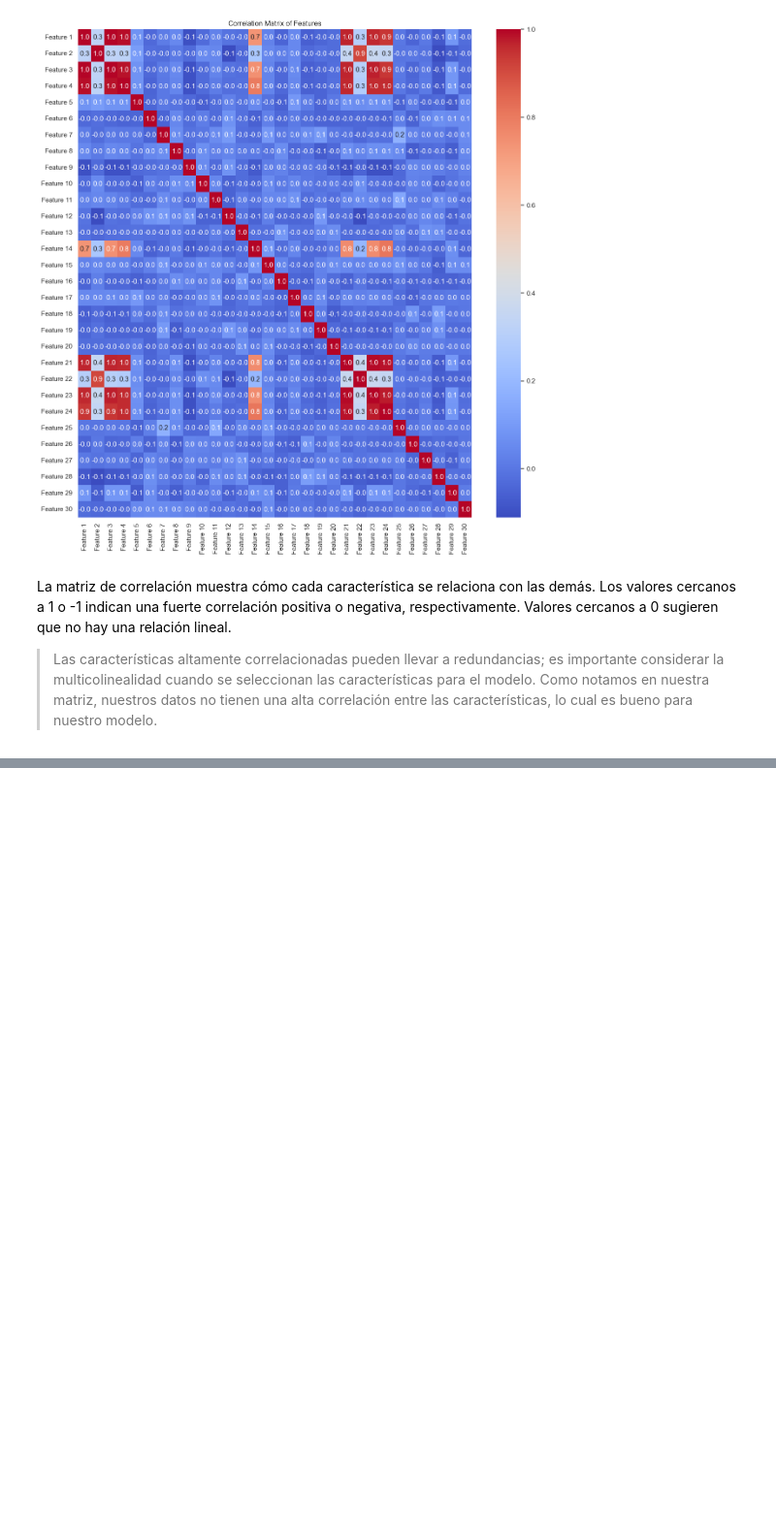
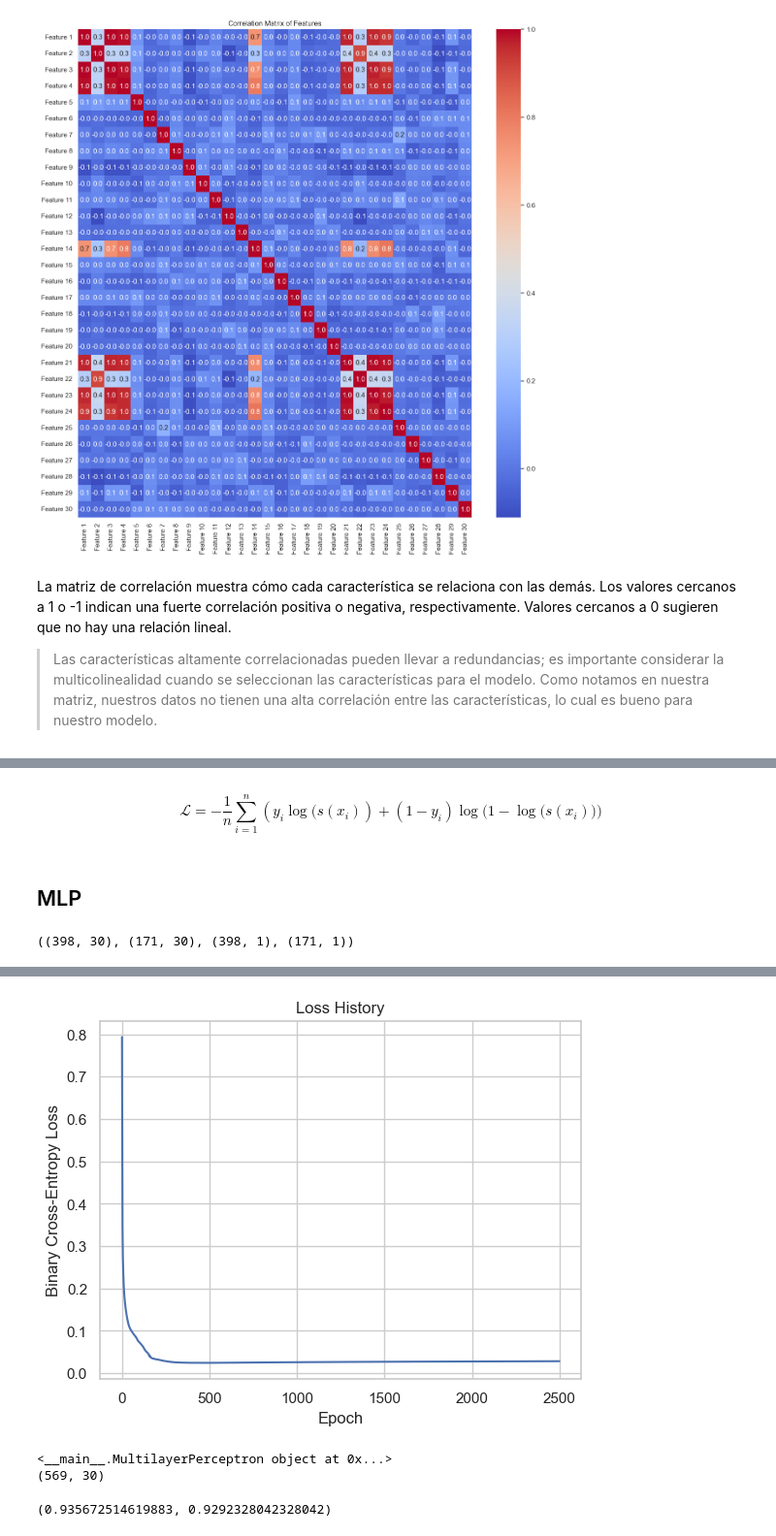
Before and after one commit to IsaacVera10/ML_Project3, a Jupyter notebook: main.ipynb, the cells around one changed output, grey strips where cells are left out. Shown: that part at 97% size. Saved outputs shown, nothing was run; the diff lists cells and outputs as text; code cells hidden in the pictures; blank space fills up the shorter version.

```diff
--- a/main.ipynb
+++ b/main.ipynb
@@ -136,0 +164,9 @@ def relu(x):
+# %% [markdown]
+$$ \mathcal{L}=-\frac{1}{n}\sum\limits_{i=1}^n(y_i\log{(s(x_i)})+(1-y_i)\log{(1-\log(s(x_i)})) $$
+# %%
+def binary_cross_entropy(y_obtenido, y_pred):
+    epsilon = 1e-15
+    y_pred = np.clip(y_pred, epsilon, 1 - epsilon)
+    return -np.mean(y_obtenido * np.log(y_pred) + (1 - y_obtenido) * np.log(1 - y_pred))
+# %% [markdown]
+## MLP
@@ -136,0 +258,35 @@ def relu(x):
+# %%
+# Dividir los datos en conjuntos de entrenamiento (70%) y prueba (30%)
+X_train, X_test, y_train, y_test = train_test_split(dfeatures_normalized_df, data_labels, test_size=0.3, random_state=42)
+
+# Reshape de y_train y y_test para asegurarse de que sean vectores columna (necesario para la red neuronal)
+y_train =y_train.reshape(-1, 1)
+y_test = y_test.reshape(-1, 1)
+
+# Verificamos las dimensiones de los conjuntos de entrenamiento y prueba
+(X_train.shape, X_test.shape, y_train.shape, y_test.shape)
+# %% [output]
+((398, 30), (171, 30), (398, 1), (171, 1))
+# %%
+# Instanciar la red neuronal con las funciones de activación definidas previamente
+# Semilla
+np.random.seed(42)
+mlp = MultilayerPerceptron(
+    input_size=X_train.shape[1],  # Número de características
+    hidden_layers=[16, 16,16],              # Dos capas ocultas, ambas con 16 neuronas
+    output_size=1,                       # Una neurona de salida para clasificación binaria
+    activation_functions=[relu, relu, relu, sigmoide]  # Funciones de activación para cada capa
+)
+# Entrenar la red neuronal
+loss_history = mlp.train(X_train, y_train, epochs=2500, learning_rate=0.01)
+
+# Graficar la curva de pérdida
+plt.plot(loss_history)
+plt.title('Loss History')
+plt.xlabel('Epoch')
+plt.ylabel('Binary Cross-Entropy Loss')
+plt.show()
+
+print(mlp.__repr__())
+print(dfeatures_normalized_df.shape)
+# %% [output]
@@ -136,0 +310,20 @@ def relu(x):
+[figure, added]
+<__main__.MultilayerPerceptron object at 0x...>
+(569, 30)
+# %%
+
+# Realizar predicciones en el conjunto de prueba
+y_pred = mlp.predict(X_test)
+y_pred = y_pred > 0.5  # Convertir probabilidades a decisiones binarias
+
+# Calcular la precisión de la clasificación
+accuracy = accuracy_score(y_test, y_pred)
+
+# Calcular ROC curve y AUC
+fpr, tpr, thresholds = roc_curve(y_test, y_pred)
+roc_auc = auc(fpr, tpr)
+
+# Mostrar la precisión y el AUC
+accuracy, roc_auc
+# %% [output]
+(0.935672514619883, 0.9292328042328042)
```
Also changed, not shown: parts of 13 cells of this notebook.
